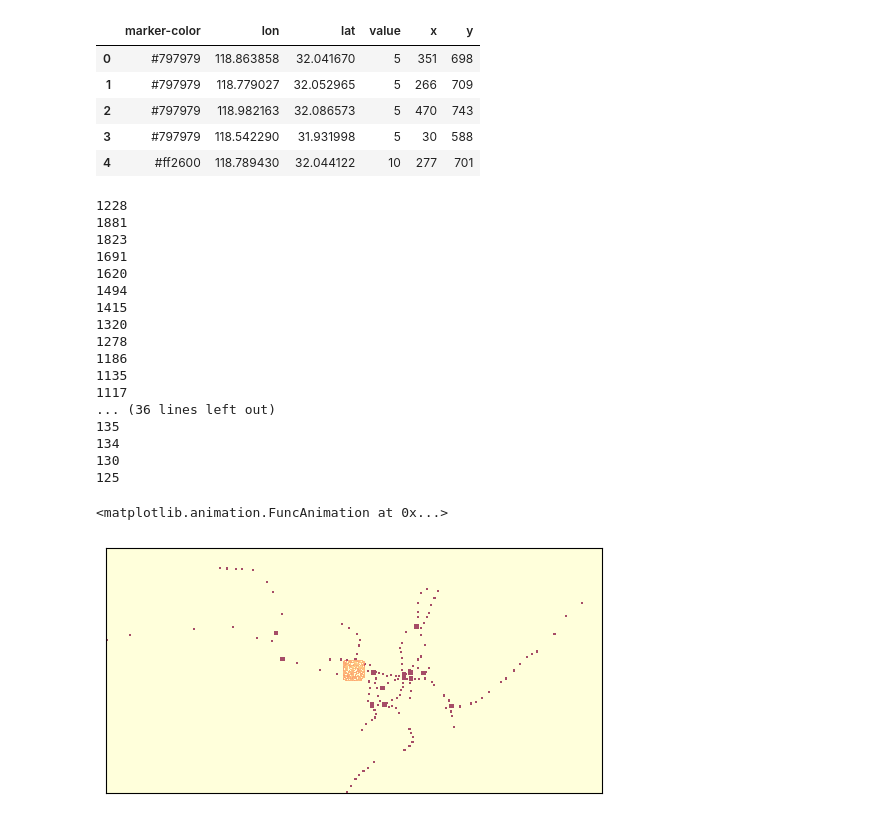
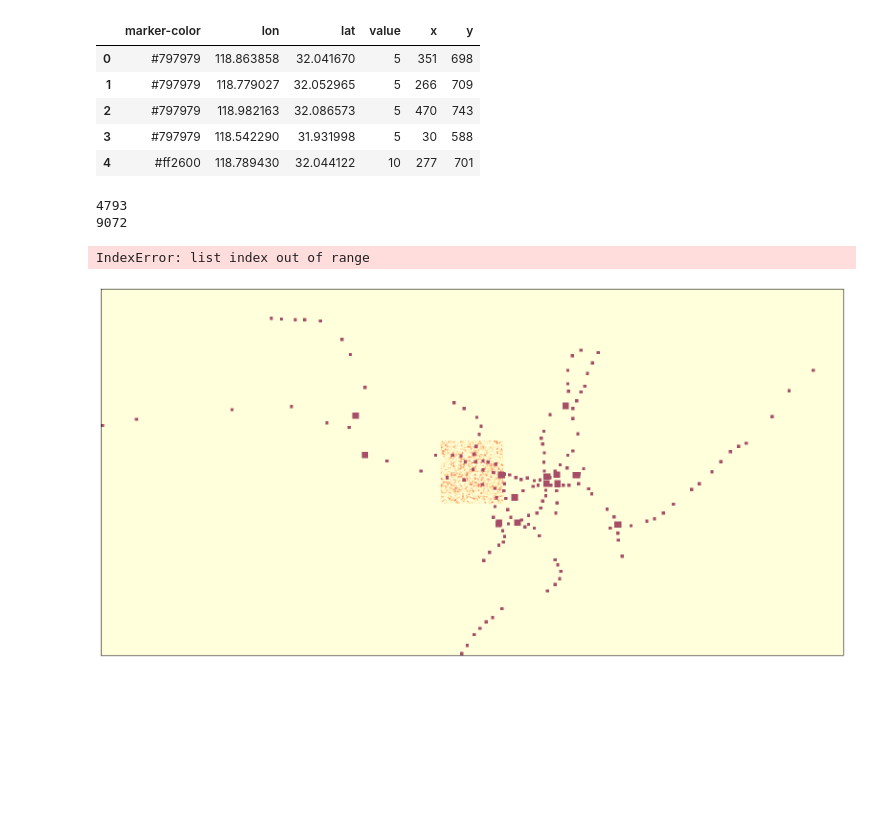
Before and after one commit to MoeBuTa/SlimeMould, a Jupyter notebook: slime.ipynb, the cells around one changed output. Drawn from its saved outputs; the diff is of its cells as text; code cells hidden in the pictures; blank space fills up the shorter version.

```diff
--- a/slime.ipynb
+++ b/slime.ipynb
@@ -63,25 +67,10 @@ stations.head()
 # %%
 
-city = City(city_shape=(max(stations.x) + 50, max(stations.y) + 50), foods=stations, mould_shape=(50, 50), coverage=0.5, decay=0.9, sensor_offset=9)
+city = City(city_shape=(max(stations.x) + 50, max(stations.y) + 50), foods=stations, mould_shape=(100, 100), init_mould_coverage=0.5, decay=0.07, sensor_offset=9)
 
-city.animate(frames=50, interval=100, filename="output/11.gif")
+city.animate(frames=50, interval=1, filename="output/123.gif")
 # %% [output]
-1228
-1881
-1823
-1691
-1620
-1494
-1415
-1320
-1278
-1186
-1135
-1117
-... (36 lines left out)
-135
-134
-130
-125
+4793
+9072
-<matplotlib.animation.FuncAnimation at 0x...>
+IndexError: list index out of range
-[figure, old version]
+[figure, new version]
```
Also changed, not shown: parts of 2 cells of this notebook, 9 other files.
